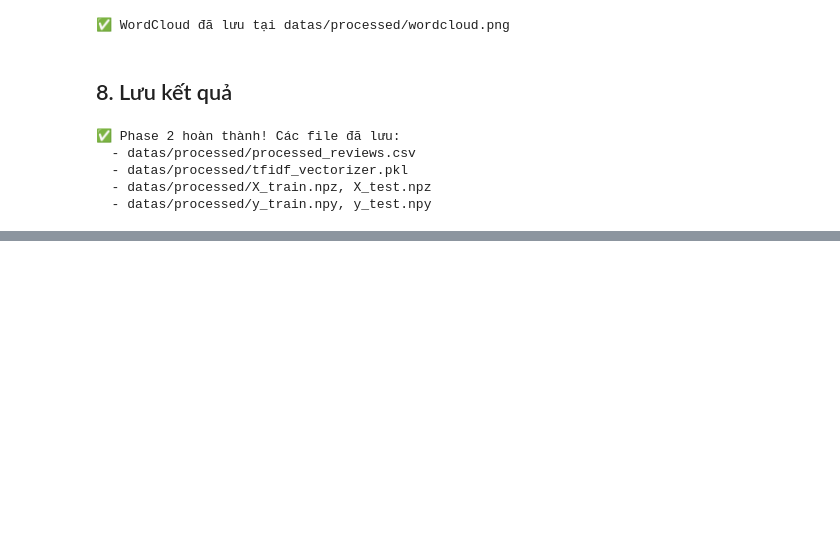
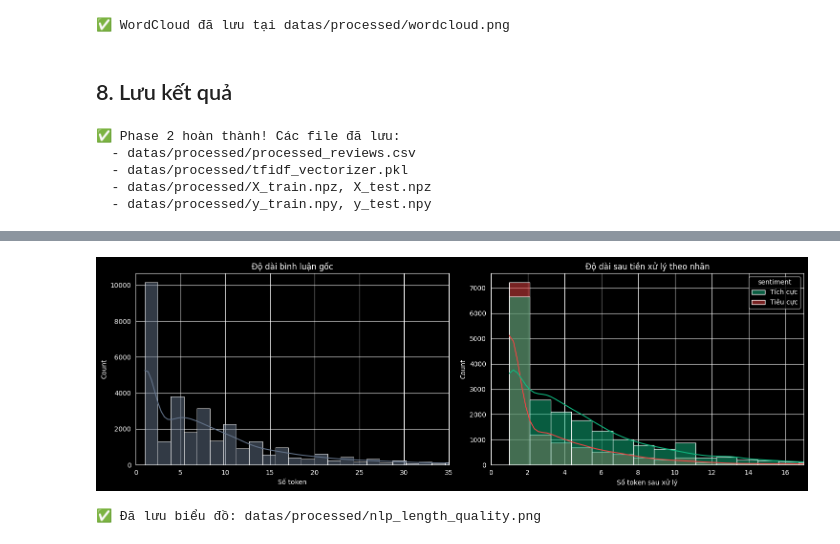
Before and after one commit to yuika-sama/ecom_recommendation, a Jupyter notebook: notebooks/02_nlp_preprocessing.ipynb, the cells around one changed output, grey strips where cells are left out. Cells and saved outputs as stored; diff of their text form; code cells hidden in the pictures; blank space fills up the shorter version.

```diff
--- a/notebooks/02_nlp_preprocessing.ipynb
+++ b/notebooks/02_nlp_preprocessing.ipynb
@@ -232,0 +265,29 @@ print(f'  - datas/processed/y_train.npy, y_test.npy')
+# %%
+# Visualize độ dài văn bản trước và sau tiền xử lý
+if 'df' not in globals():
+    df = pd.read_csv(PROCESSED_DIR / 'processed_reviews.csv')
+
+length_df = df.copy()
+length_df['raw_len'] = length_df['review_text'].astype(str).str.split().str.len()
+length_df['processed_len'] = length_df['processed_text'].astype(str).str.split().str.len()
+length_df['sentiment'] = length_df['label'].map({0: 'Tiêu cực', 1: 'Tích cực'})
+
+fig, axes = plt.subplots(1, 2, figsize=(15, 5))
+sns.histplot(length_df['raw_len'], bins=50, kde=True, ax=axes[0], color='#64748b')
+axes[0].set_title('Độ dài bình luận gốc')
+axes[0].set_xlim(0, length_df['raw_len'].quantile(0.98))
+axes[0].set_xlabel('Số token')
+
+sns.histplot(data=length_df, x='processed_len', hue='sentiment', bins=40, kde=True,
+             palette={'Tiêu cực': '#ef4444', 'Tích cực': '#10b981'}, ax=axes[1])
+axes[1].set_title('Độ dài sau tiền xử lý theo nhãn')
+axes[1].set_xlim(0, length_df['processed_len'].quantile(0.98))
+axes[1].set_xlabel('Số token sau xử lý')
+
+plt.tight_layout()
+plt.savefig(PROCESSED_DIR / 'nlp_length_quality.png', dpi=150, bbox_inches='tight')
+plt.show()
+print('✅ Đã lưu biểu đồ: datas/processed/nlp_length_quality.png')
+# %% [output]
+[figure, added]
+✅ Đã lưu biểu đồ: datas/processed/nlp_length_quality.png
```
Also changed, not shown: parts of 4 cells of this notebook, 19 other files.
